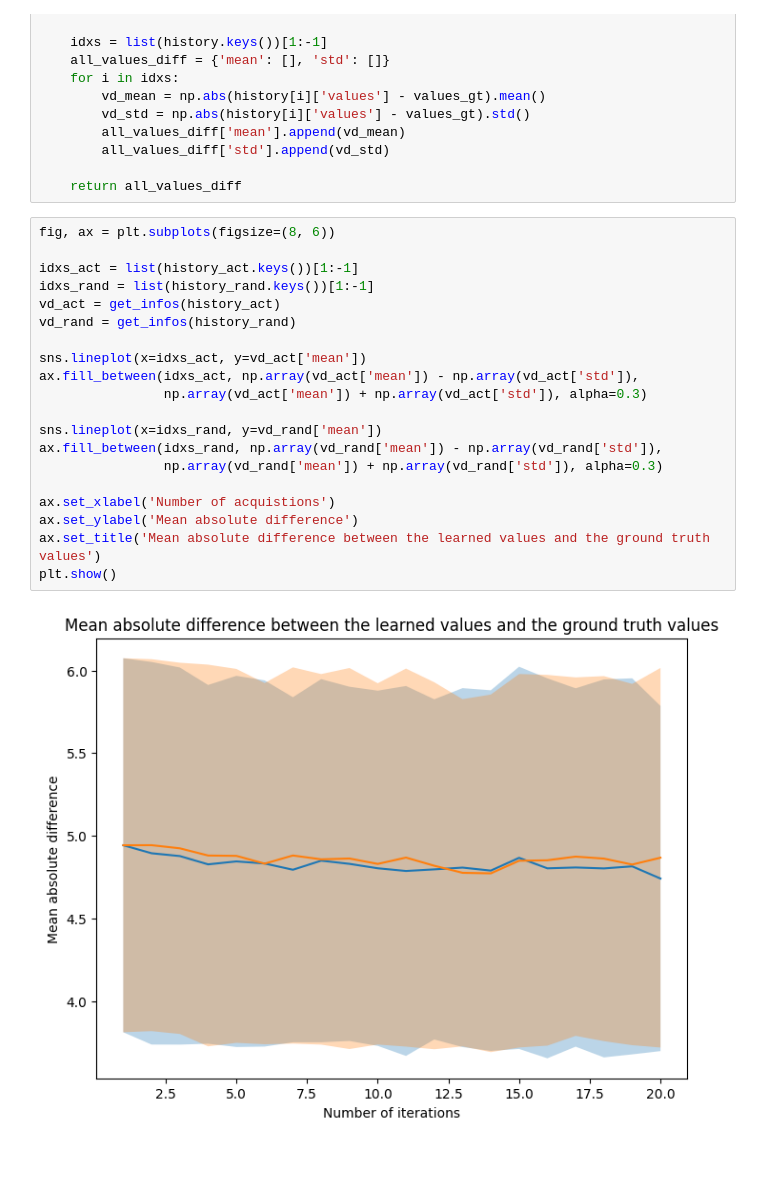
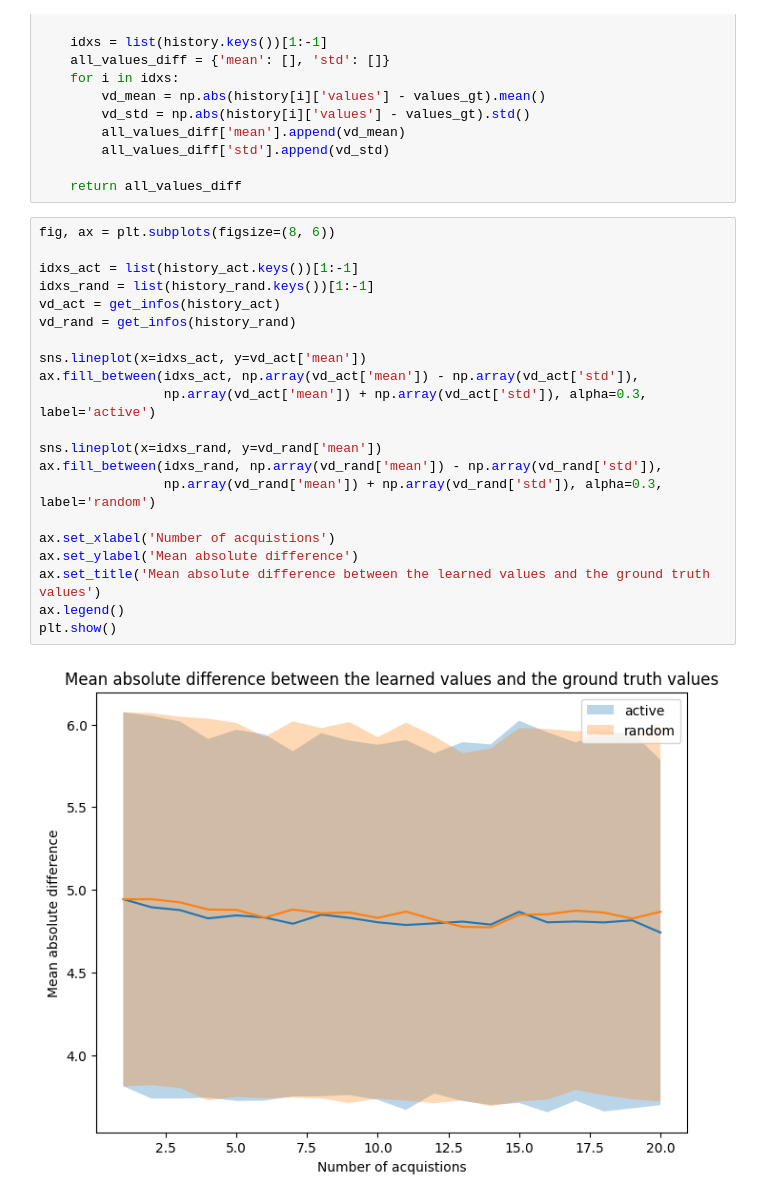
Before and after one commit to simonjisu/rl_2023spring, a Jupyter notebook: test.ipynb, the cells around one changed output. Drawn from its saved outputs; the diff is of its cells as text; blank space fills up the shorter version.

```diff
--- a/test.ipynb
+++ b/test.ipynb
@@ -131,22 +131,23 @@ def get_infos(history):
 # %%
 fig, ax = plt.subplots(figsize=(8, 6))
 
 idxs_act = list(history_act.keys())[1:-1]
 idxs_rand = list(history_rand.keys())[1:-1]
 vd_act = get_infos(history_act)
 vd_rand = get_infos(history_rand)
 
 sns.lineplot(x=idxs_act, y=vd_act['mean'])
 ax.fill_between(idxs_act, np.array(vd_act['mean']) - np.array(vd_act['std']),
-                np.array(vd_act['mean']) + np.array(vd_act['std']), alpha=0.3)
+                np.array(vd_act['mean']) + np.array(vd_act['std']), alpha=0.3, label='active')
 
 sns.lineplot(x=idxs_rand, y=vd_rand['mean'])
 ax.fill_between(idxs_rand, np.array(vd_rand['mean']) - np.array(vd_rand['std']),
-                np.array(vd_rand['mean']) + np.array(vd_rand['std']), alpha=0.3)
+                np.array(vd_rand['mean']) + np.array(vd_rand['std']), alpha=0.3, label='random')
 
 ax.set_xlabel('Number of acquistions')
 ax.set_ylabel('Mean absolute difference')
 ax.set_title('Mean absolute difference between the learned values and the ground truth values')
+ax.legend()
 plt.show()
 # %% [output]
-[figure, old version]
+[figure, new version]
```
